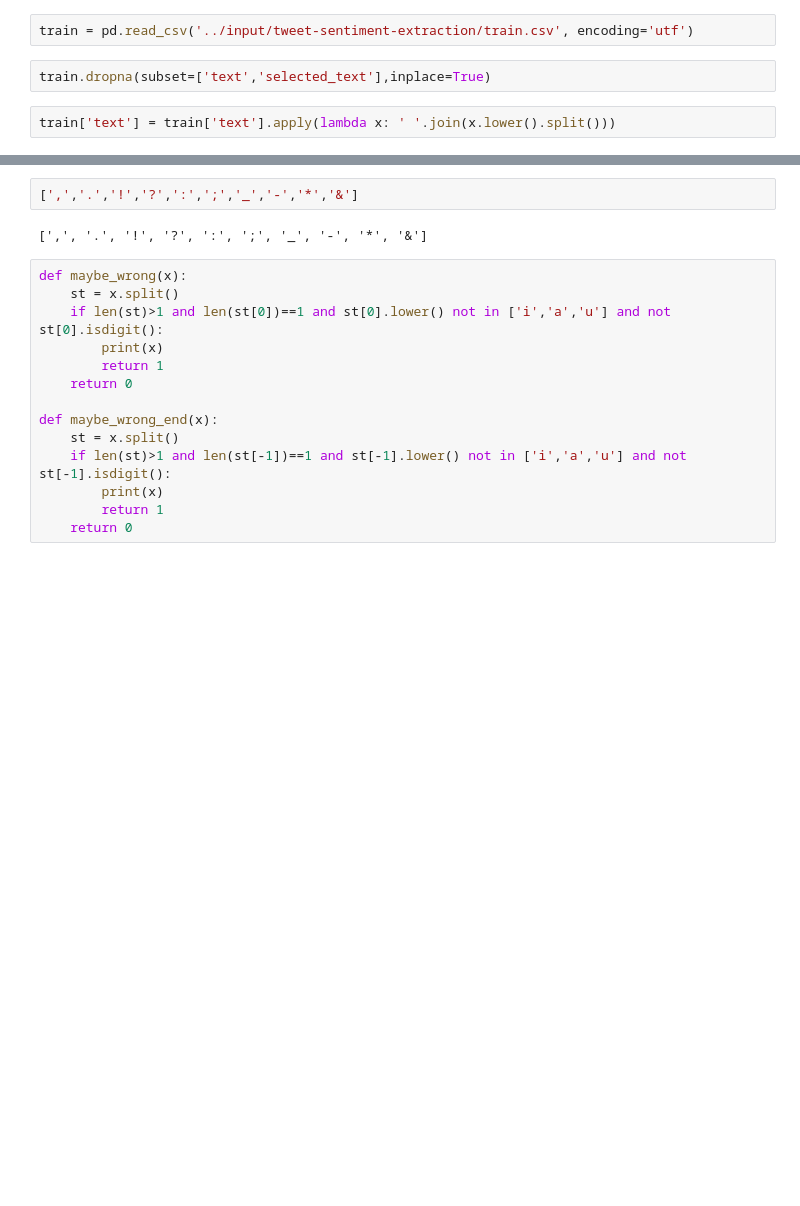
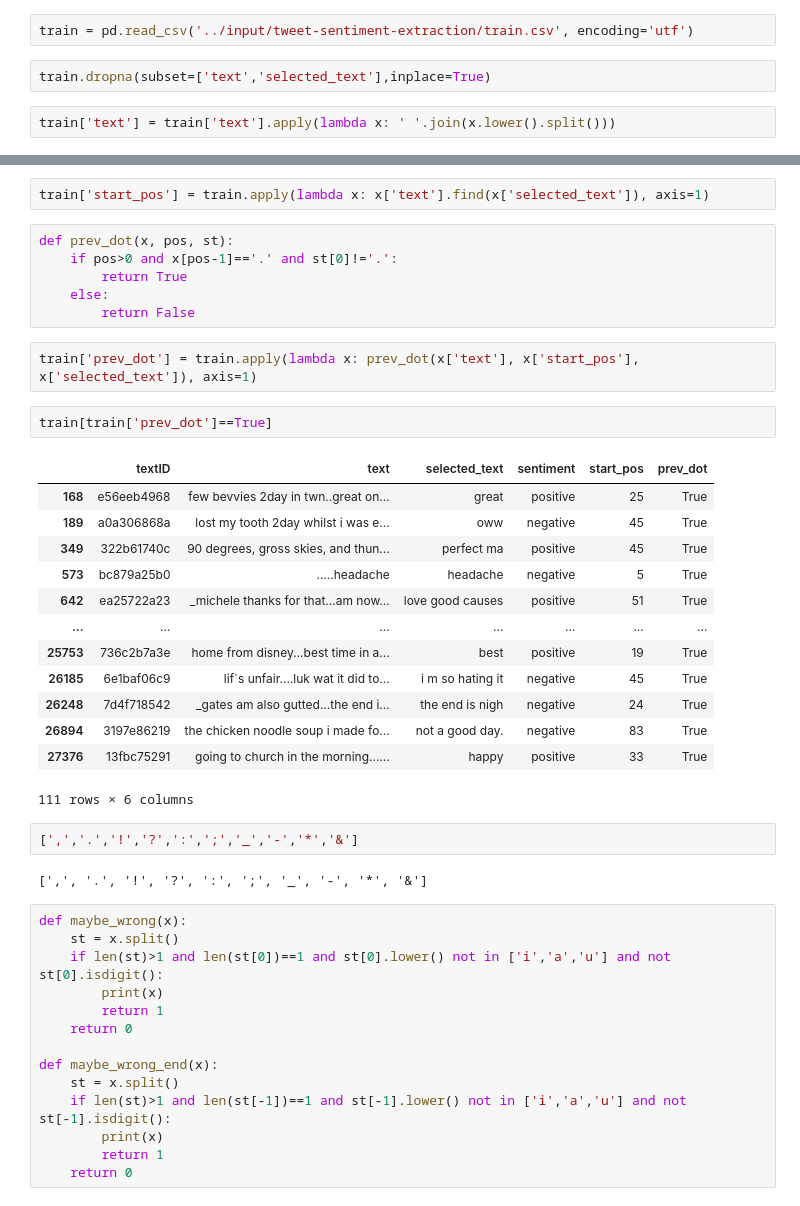
Before and after one commit to thuwyh/Tweet-Sentiment-Extraction, a Jupyter notebook: notebook/eda_clean.ipynb, the cells around one changed output, grey strips where cells are left out. Cells and saved outputs as stored; diff of their text form; blank space fills up the shorter version.

```diff
--- a/notebook/eda_clean.ipynb
+++ b/notebook/eda_clean.ipynb
@@ -45,3 +40,29 @@ fixed_data.sample(n=10)
+# %%
+train['start_pos'] = train.apply(lambda x: x['text'].find(x['selected_text']), axis=1)
+# %%
+def prev_dot(x, pos, st):
+    if pos>0 and x[pos-1]=='.' and st[0]!='.':
+        return True
+    else:
+        return False
+# %%
+train['prev_dot'] = train.apply(lambda x: prev_dot(x['text'], x['start_pos'], x['selected_text']), axis=1)
+# %%
+train[train['prev_dot']==True]
+# %% [output]
+|  | textID | text | selected_text | sentiment | start_pos | prev_dot |
+| 168 | e56eeb4968 | few bevvies 2day in twn..great on... | great | positive | 25 | True |
+| 189 | a0a306868a | lost my tooth 2day whilst i was e... | oww | negative | 45 | True |
+| 349 | 322b61740c | 90 degrees, gross skies, and thun... | perfect ma | positive | 45 | True |
+| 573 | bc879a25b0 | .....headache | headache | negative | 5 | True |
+| 642 | ea25722a23 | _michele thanks for that...am now... | love good causes | positive | 51 | True |
+| ... | ... | ... | ... | ... | ... | ... |
+| 25753 | 736c2b7a3e | home from disney...best time in a... | best | positive | 19 | True |
+| 26185 | 6e1baf06c9 | lif`s unfair....luk wat it did to... | i m so hating it | negative | 45 | True |
+| 26248 | 7d4f718542 | _gates am also gutted...the end i... | the end is nigh | negative | 24 | True |
+| 26894 | 3197e86219 | the chicken noodle soup i made fo... | not a good day. | negative | 83 | True |
+| 27376 | 13fbc75291 | going to church in the morning...... | happy | positive | 33 | True |
+111 rows × 6 columns
 # %%
 [',','.','!','?',':',';','_','-','*','&']
 # %% [output]
```
Also changed, not shown: parts of 8 cells of this notebook, 6 other files.
